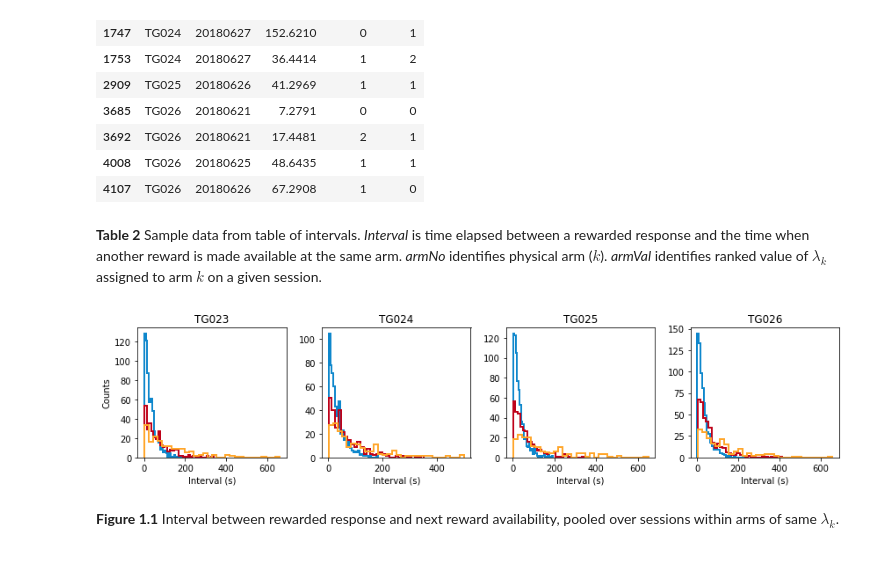
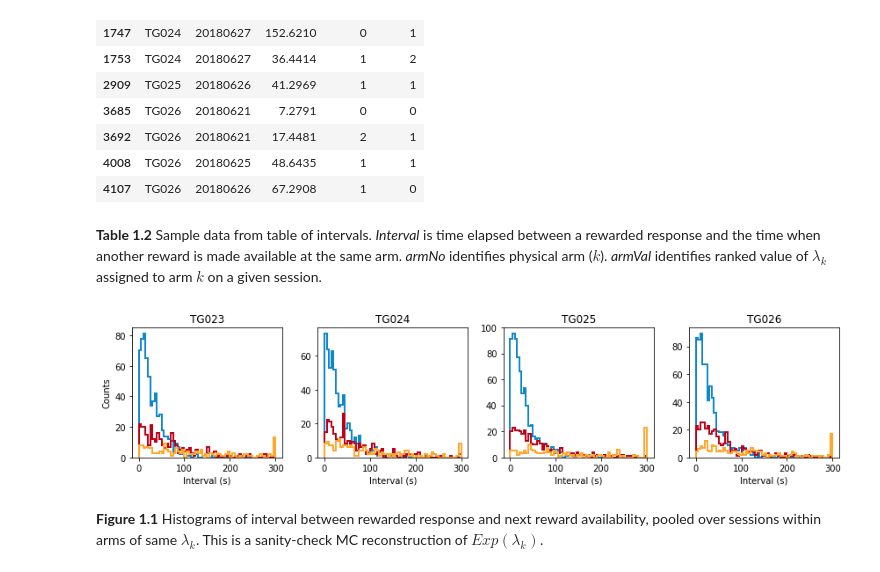
Before and after one commit to tsgouvea/3AF_report, a Jupyter notebook: 3AF_report.ipynb, the cells around one changed output. Drawn from its saved outputs; the diff is of its cells as text; code cells hidden in the pictures.

```diff
--- a/3AF_report.ipynb
+++ b/3AF_report.ipynb
@@ -19,3 +19,4 @@ with open('dfLing.pkl','rb') as fname:
     dfLing=pickle.load(fname)
 
 listSubj=np.array(list(set(dfVI.subj)))
+listSubj.sort()
@@ -76,29 +78,30 @@ dfVI.sample(15).sort_index().iloc[:,[0,1,3,2,4]]
 | 4008 | TG026 | 20180625 | 48.6435 | 1 | 1 |
 | 4107 | TG026 | 20180626 | 67.2908 | 1 | 0 |
 # %% [markdown]
-**Table 2** Sample data from table of intervals. *Interval* is time elapsed between a rewarded response and the time when another reward is made available at the same arm.  *armNo* identifies physical arm ($k$). *armVal* identifies ranked value of $\lambda_k$ assigned to arm $k$ on a given session.
+**Table 1.2** Sample data from table of intervals. *Interval* is time elapsed between a rewarded response and the time when another reward is made available at the same arm.  *armNo* identifies physical arm ($k$). *armVal* identifies ranked value of $\lambda_k$ assigned to arm $k$ on a given session.
 # %%
 hf, ha = plt.subplots(1,len(listSubj),figsize=(12,3))#,sharex=True,sharey=True)
 ha[0].set_ylabel('Counts')
 for iSubj in range(len(listSubj)):
     nameSubj=listSubj[iSubj]
 
     dfVI_subj=dfVI[dfVI['subj']==nameSubj]
 
     listSess=np.array(list(set(dfVI_subj['date'])))
     listSess.sort()
 
     ha[iSubj].set_xlabel('Interval (s)')
     ha[iSubj].set_title(nameSubj)
 
-    for iArm in set(dfVI_sess['armVal']):
+    for iArm in set(dfVI_subj['armVal']):
 
         dfVI_arm=dfVI_subj[dfVI_subj['armVal']==iArm]
         x=dfVI_arm.interval
-        ha[iSubj].hist(x,bins=30,cumulative=False,density=False,histtype='step',color=colors[iArm],lw=2)
+        x=x.clip(0,300)
+        ha[iSubj].hist(x,bins=np.linspace(0,300,61),cumulative=False,density=False,histtype='step',color=colors[iArm],lw=2)
 
 plt.tight_layout()
 # %% [output]
-[figure, old version]
+[figure, new version]
 # %% [markdown]
-**Figure 1.1** Interval between rewarded response and next reward availability, pooled over sessions within arms of same $\lambda_k$.
+**Figure 1.1** Histograms of interval between rewarded response and next reward availability, pooled over sessions within arms of same $\lambda_k$. This is a sanity-check MC reconstruction of $Exp(\lambda_k)$.
```
Also changed, not shown: parts of 12 cells of this notebook, 1 other file.
